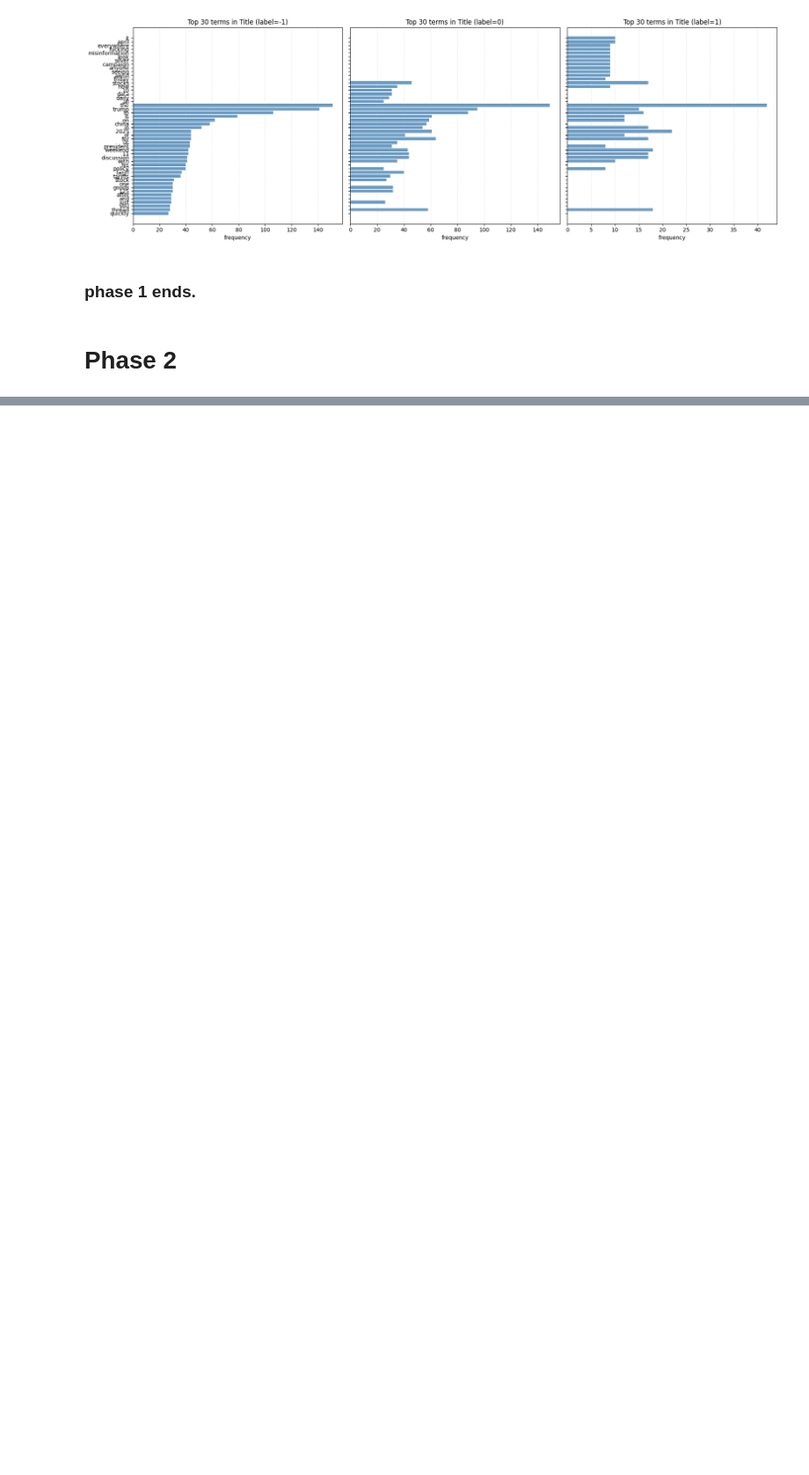
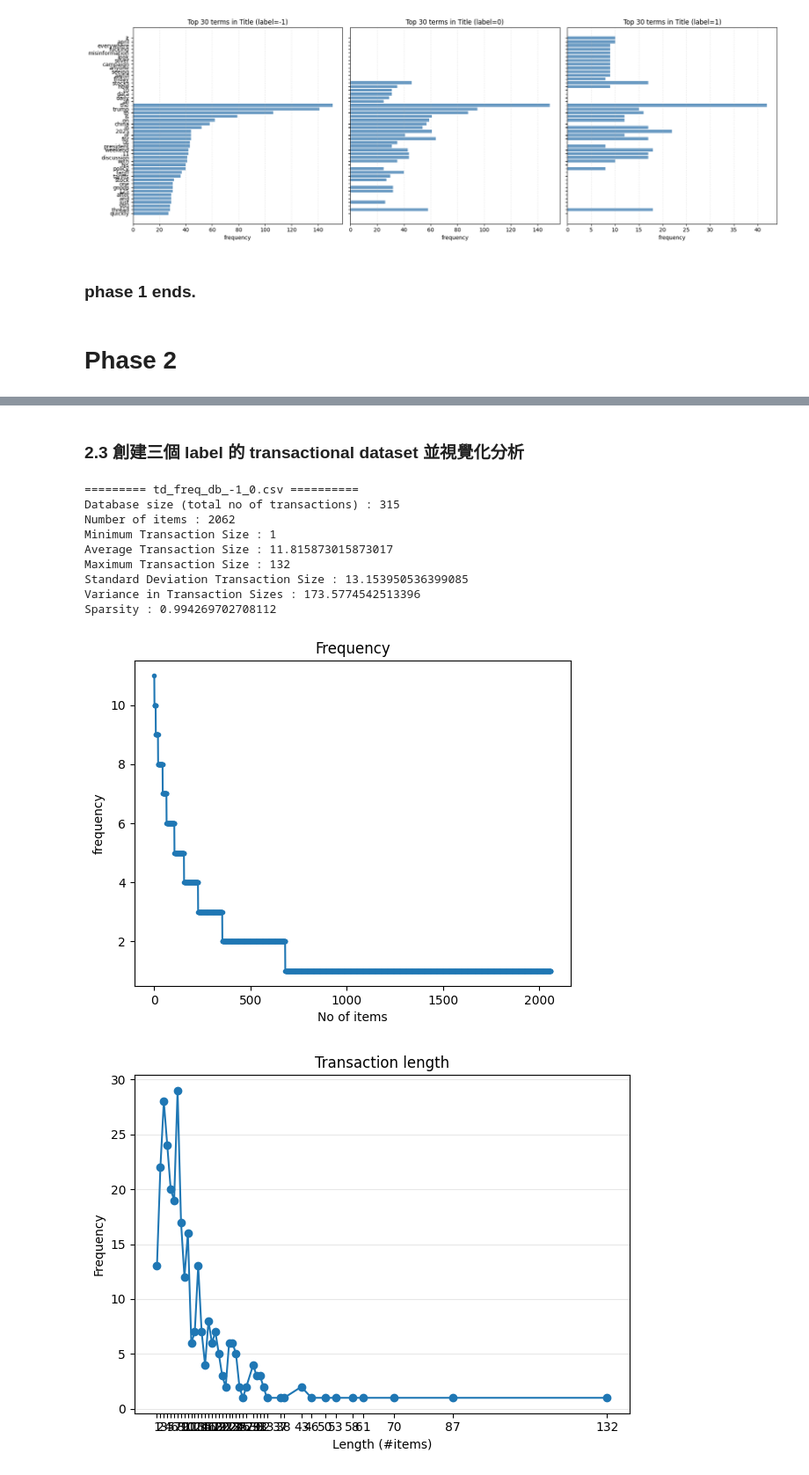
Before and after one commit to yuhuimee/DM2025-Lab1-Exercise, a Jupyter notebook: DM2025-Lab1-Homework.ipynb, the cells around one changed output, grey strips where cells are left out. Shown at 88% size. Saved outputs shown, nothing was run; the diff lists cells and outputs as text; code cells hidden in the pictures; blank space fills up the shorter version.

```diff
--- a/DM2025-Lab1-Homework.ipynb
+++ b/DM2025-Lab1-Homework.ipynb
@@ -611,0 +829,2 @@ df_selected.head()
+# %% [markdown]
+### 2.3 創建三個 label 的 transactional dataset 並視覺化分析
@@ -611,0 +844,37 @@ df_selected.head()
+# %%
+from PAMI.extras.convert.DF2DB import DF2DB
+
+# Loop through the dictionary of term-document DataFrames
+for category in term_document_dfs:
+    # Replace dots with underscores in the category name to avoid errors in the file creation
+    category_safe = str(category).replace('.', '_')
+
+    #category_safe = category.replace('.', '_')
+
+    # Create the DenseFormatDF object and convert to a transactional database
+    obj = DF2DB(term_document_dfs[category])
+
+    obj.convert2TransactionalDatabase(f'td_freq_db_{category_safe}.csv', '>=', 1)
+# %%
+from PAMI.extras.dbStats import TransactionalDatabase as tds
+
+td_freq_db = ['td_freq_db_-1_0.csv', 'td_freq_db_0_0.csv', 'td_freq_db_1_0.csv']
+
+for i in range(3):
+    print(f'========= {td_freq_db[i]} ==========')
+    obj = tds.TransactionalDatabase(td_freq_db[i])
+    obj.run()
+    obj.printStats()
+    obj.plotGraphs()
+# %% [output]
+========= td_freq_db_-1_0.csv ==========
+Database size (total no of transactions) : 315
+Number of items : 2062
+Minimum Transaction Size : 1
+Average Transaction Size : 11.815873015873017
+Maximum Transaction Size : 132
+Standard Deviation Transaction Size : 13.153950536399085
+Variance in Transaction Sizes : 173.5774542513396
+Sparsity : 0.994269702708112
+[figure, added]
+[figure, added]
```
Also changed, not shown: parts of 75 cells of this notebook, 4 other files.
